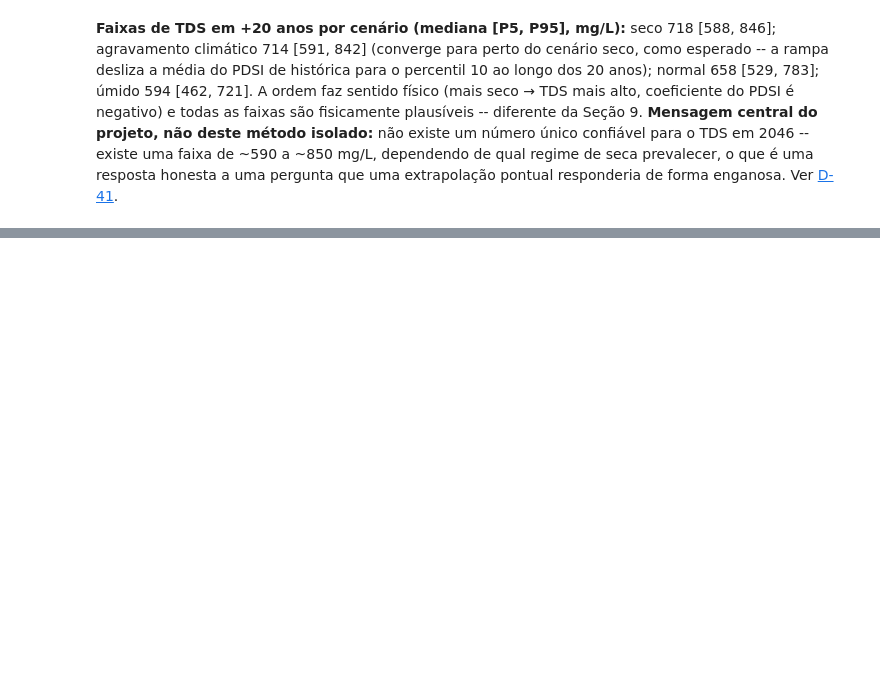
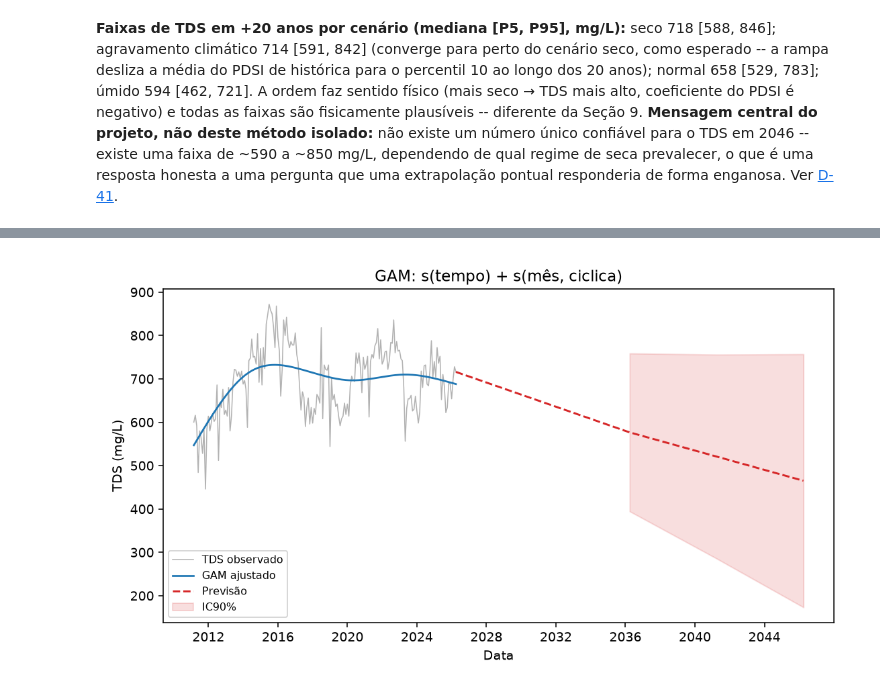
Before and after one commit to igorfnogueira/projeto-aplicado, a Jupyter notebook: notebook.ipynb, the cells around one changed output, grey strips where cells are left out. Cells and saved outputs as stored; diff of their text form; code cells hidden in the pictures; blank space fills up the shorter version.

```diff
--- a/notebook.ipynb
+++ b/notebook.ipynb
@@ -824,0 +868,4 @@ display(Image(filename='Artigo/images/cenarios-pdsi-horizontes.png'))
+# %%
+display(Image(filename='Artigo/images/gam-tds.png'))
+# %% [output]
+[figure, added]
```
Also changed, not shown: parts of 21 cells of this notebook, 21 other files.
